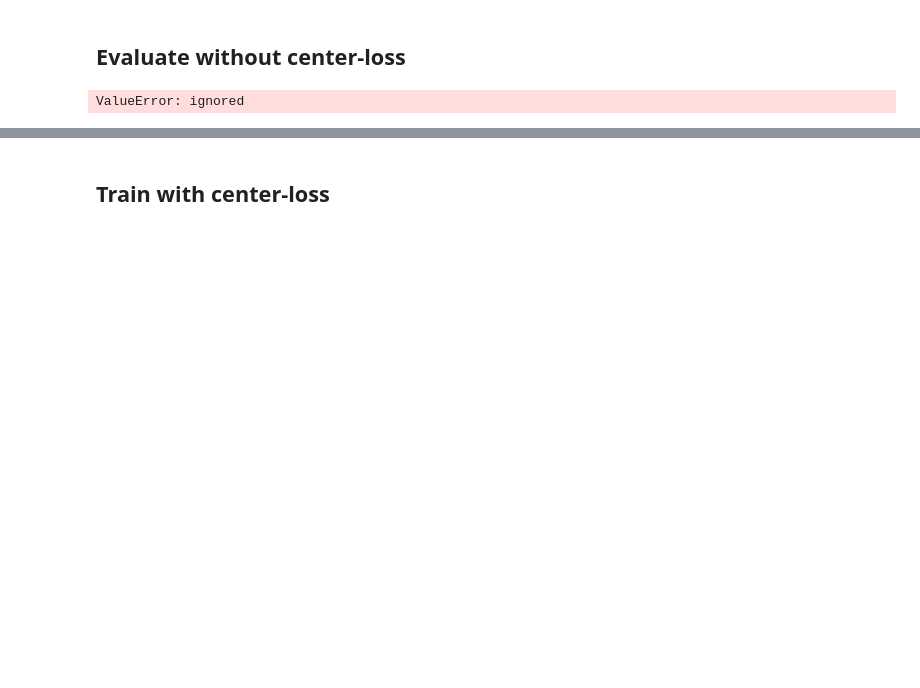
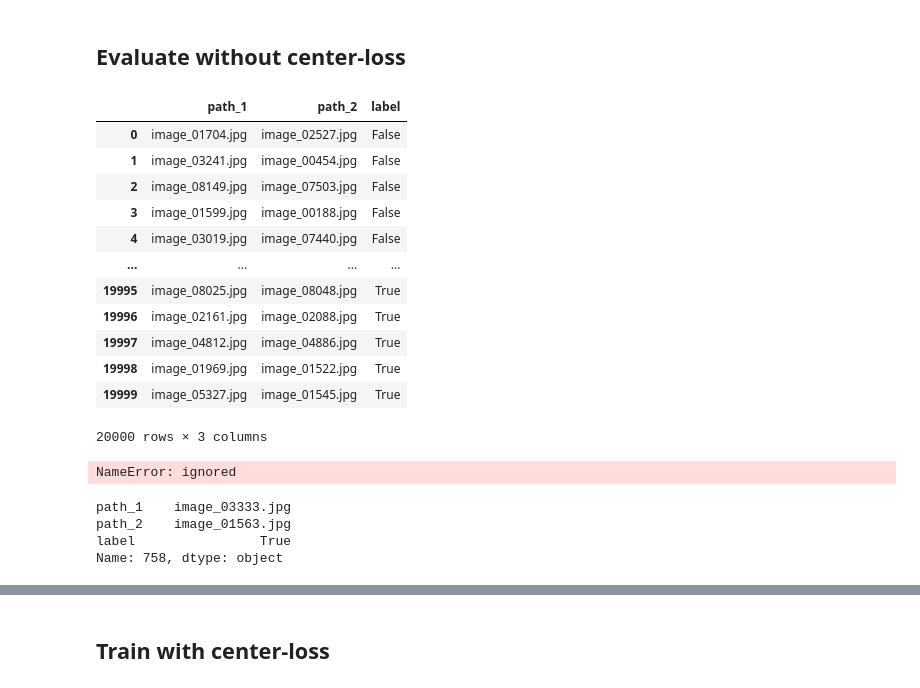
Before and after one commit to SaeedARV/Image-Similarity, a Jupyter notebook: Roshan_ImageSimilarity.ipynb, the cells around one changed output, grey strips where cells are left out. Saved outputs shown, nothing was run; the diff lists cells and outputs as text; code cells hidden in the pictures; blank space fills up the shorter version.

```diff
--- a/Roshan_ImageSimilarity.ipynb
+++ b/Roshan_ImageSimilarity.ipynb
@@ -525,11 +698,21 @@ model.save('/content/drive/MyDrive/dataset/without-centerloss.h5')
 from tensorflow.keras.models import load_model
 
 model = load_model('/content/drive/MyDrive/dataset/without-centerloss.h5')
-# %%
-# テストデータの中間表現を取得
-feature_extractor = tf.keras.models.Model(inputs=model.input, outputs=model.get_layer('features').output)
-features = feature_extractor.predict(val_ds)
-
-print(features.shape)
-# %% [output]
-ValueError: ignored
+# %%
+test_ds = pd.read_csv('/content/drive/MyDrive/dataset/test_data.csv', index_col=0)
+# %%
+test_ds
+# %% [output]
+|  | path_1 | path_2 | label |
+| 0 | image_01704.jpg | image_02527.jpg | False |
+| 1 | image_03241.jpg | image_00454.jpg | False |
+| 2 | image_08149.jpg | image_07503.jpg | False |
+| 3 | image_01599.jpg | image_00188.jpg | False |
+| 4 | image_03019.jpg | image_07440.jpg | False |
+| ... | ... | ... | ... |
+| 19995 | image_08025.jpg | image_08048.jpg | True |
+| 19996 | image_02161.jpg | image_02088.jpg | True |
+| 19997 | image_04812.jpg | image_04886.jpg | True |
+| 19998 | image_01969.jpg | image_01522.jpg | True |
+| 19999 | image_05327.jpg | image_01545.jpg | True |
+20000 rows × 3 columns
@@ -535,0 +723,12 @@ ValueError: ignored
+# %%
+test_ds = pd.concat([false_data, true_data], ignore_index=True)
+test_ds
+# %% [output]
+NameError: ignored
+# %%
+test_ds.iloc[758]
+# %% [output]
+path_1    image_03333.jpg
+path_2    image_01563.jpg
+label                True
+Name: 758, dtype: object
```
Also changed, not shown: parts of 71 cells of this notebook.
